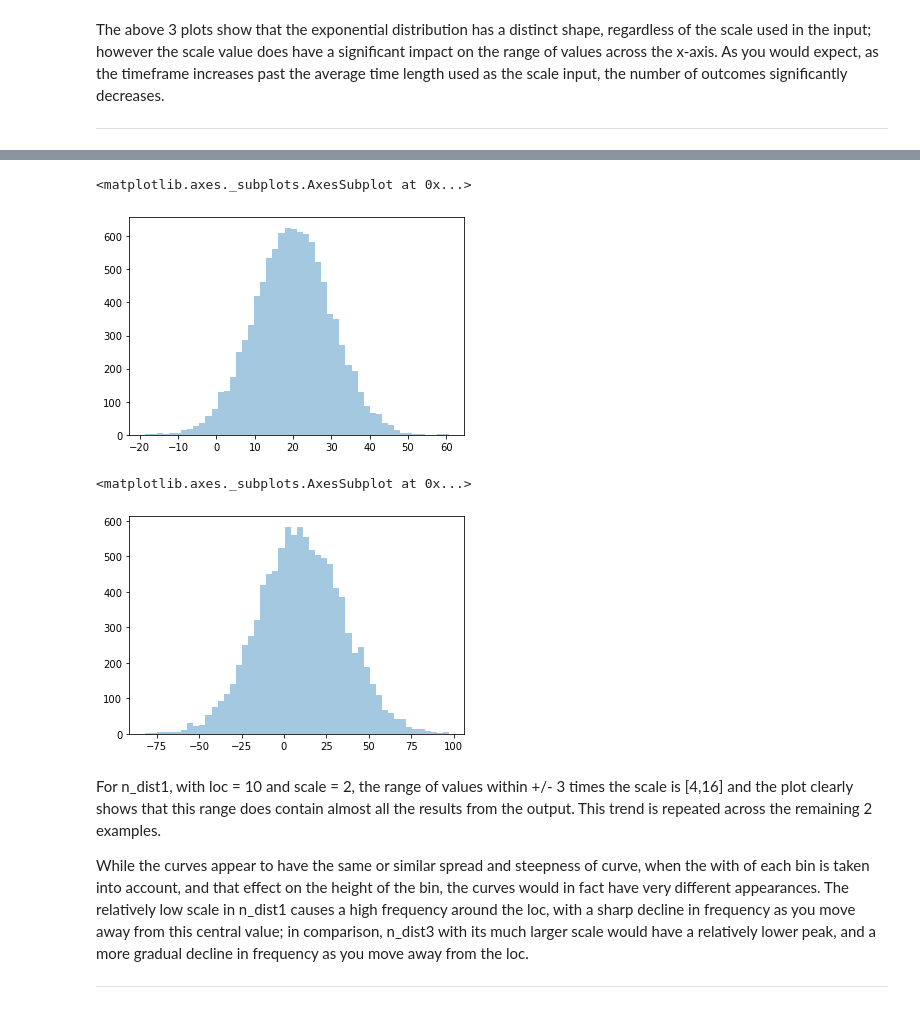
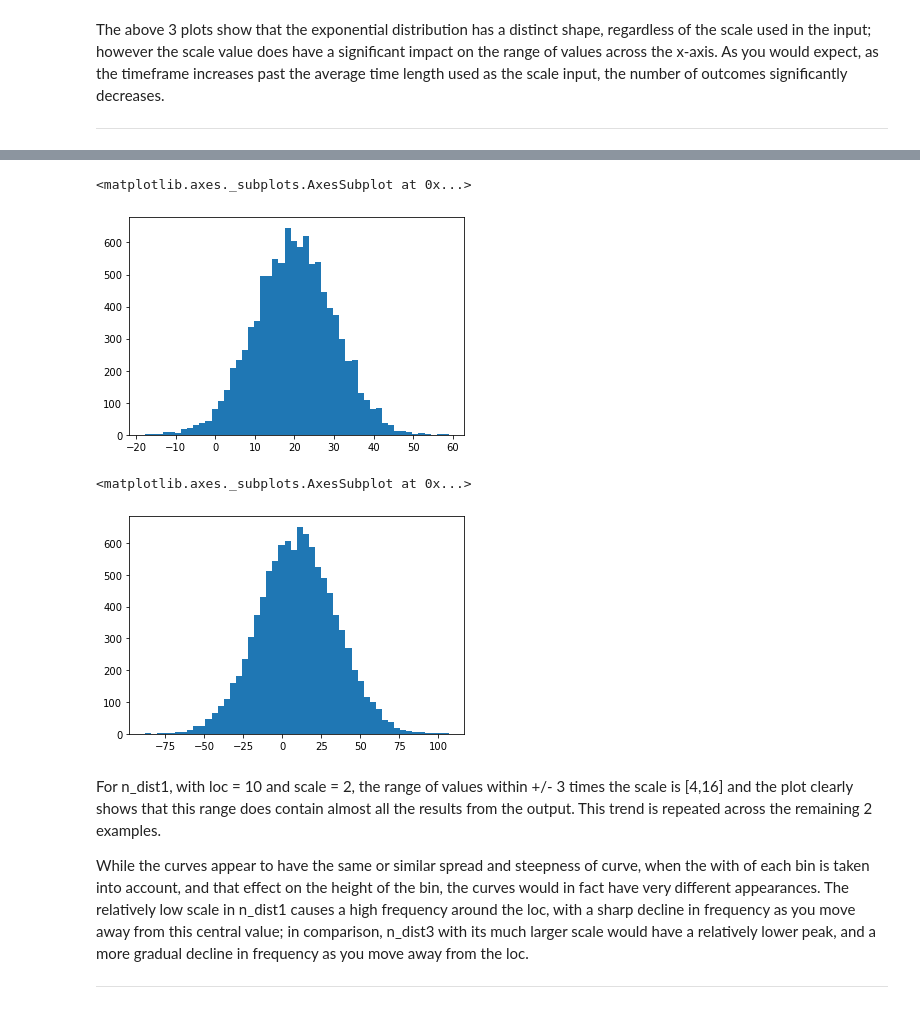
Before and after one commit to dervlac/numpy-assignment, a Jupyter notebook: NumPy Analysis.ipynb, the cells around one changed output, grey strips where cells are left out. Saved outputs shown, nothing was run; the diff lists cells and outputs as text; code cells hidden in the pictures.

```diff
--- a/NumPy Analysis.ipynb
+++ b/NumPy Analysis.ipynb
@@ -356,15 +362,15 @@ sns.distplot(n_dist1,kde=False)
 # %%
 n_dist2 = rng.normal(loc=20,scale=10,size=10000)
-sns.distplot(n_dist2,kde=False)
+sns.distplot(n_dist2,kde=False,hist_kws={"linewidth": 5,'alpha':1})
 # %% [output]
 <matplotlib.axes._subplots.AxesSubplot at 0x...>
-[figure, old version]
+[figure, new version]
 # %%
 n_dist3 = rng.normal(loc=10,scale=25,size=10000)
-sns.distplot(n_dist3,kde=False)
+sns.distplot(n_dist3,kde=False,hist_kws={"linewidth": 5,'alpha':1})
 # %% [output]
 <matplotlib.axes._subplots.AxesSubplot at 0x...>
-[figure, old version]
+[figure, new version]
 # %% [markdown]
 For n_dist1, with loc = 10 and scale = 2, the range of values within +/- 3 times the scale is [4,16] and the plot clearly shows that this range does contain almost all the results from the output. This trend is repeated across the remaining 2 examples.
 
```
Also changed, not shown: parts of 40 cells of this notebook.
